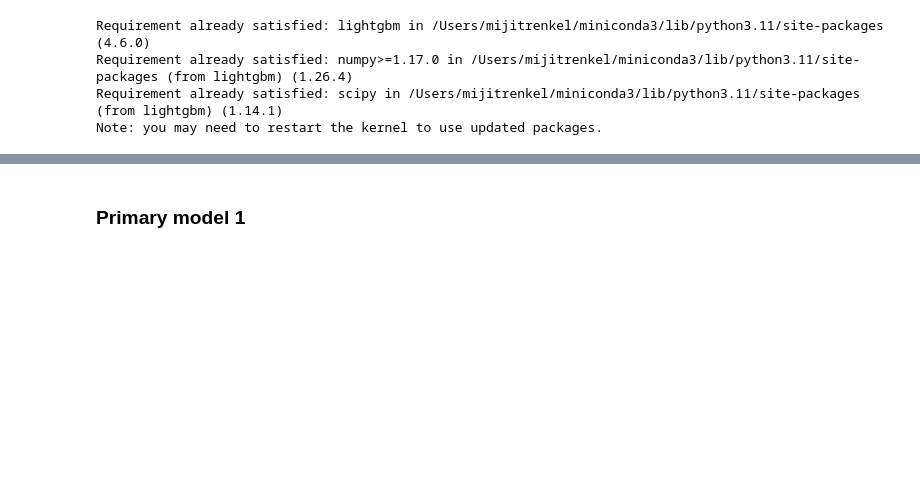
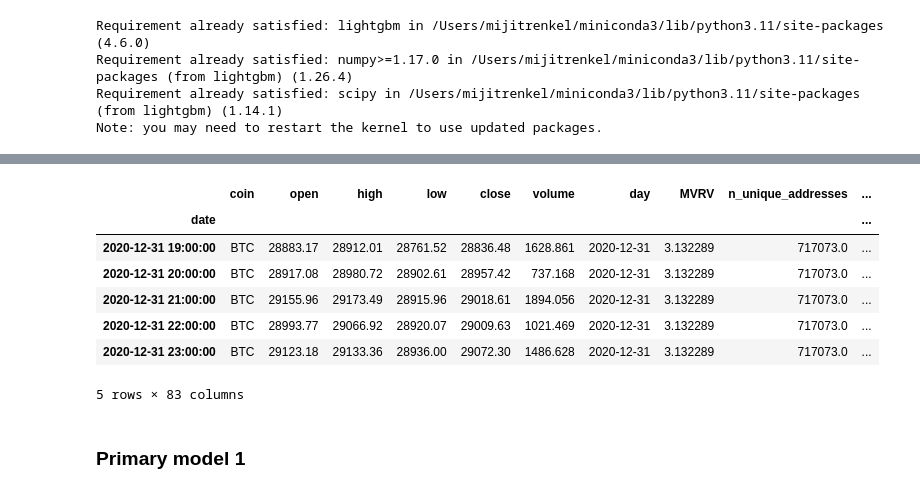
Before and after one commit to anyarjpt/stml, a Jupyter notebook: part2.ipynb, the cells around one changed output, grey strips where cells are left out. Saved outputs shown, nothing was run; the diff lists cells and outputs as text; code cells hidden in the pictures; blank space fills up the shorter version.

```diff
--- a/part2.ipynb
+++ b/part2.ipynb
@@ -141,3 +167,14 @@ prices.head()
+# %%
+prices_train.tail()
+# %% [output]
+|  | coin | open | high | low | close | volume | day | MVRV | n_unique_addresses | ... |
+| date |  |  |  |  |  |  |  |  |  | ... |
+| 2020-12-31 19:00:00 | BTC | 28883.17 | 28912.01 | 28761.52 | 28836.48 | 1628.861 | 2020-12-31 | 3.132289 | 717073.0 | ... |
+| 2020-12-31 20:00:00 | BTC | 28917.08 | 28980.72 | 28902.61 | 28957.42 | 737.168 | 2020-12-31 | 3.132289 | 717073.0 | ... |
+| 2020-12-31 21:00:00 | BTC | 29155.96 | 29173.49 | 28915.96 | 29018.61 | 1894.056 | 2020-12-31 | 3.132289 | 717073.0 | ... |
+| 2020-12-31 22:00:00 | BTC | 28993.77 | 29066.92 | 28920.07 | 29009.63 | 1021.469 | 2020-12-31 | 3.132289 | 717073.0 | ... |
+| 2020-12-31 23:00:00 | BTC | 29123.18 | 29133.36 | 28936.00 | 29072.30 | 1486.628 | 2020-12-31 | 3.132289 | 717073.0 | ... |
+5 rows × 83 columns
 # %% [markdown]
 ### Primary model 1
 # %% [markdown]
```
Also changed, not shown: parts of 3 cells of this notebook.
